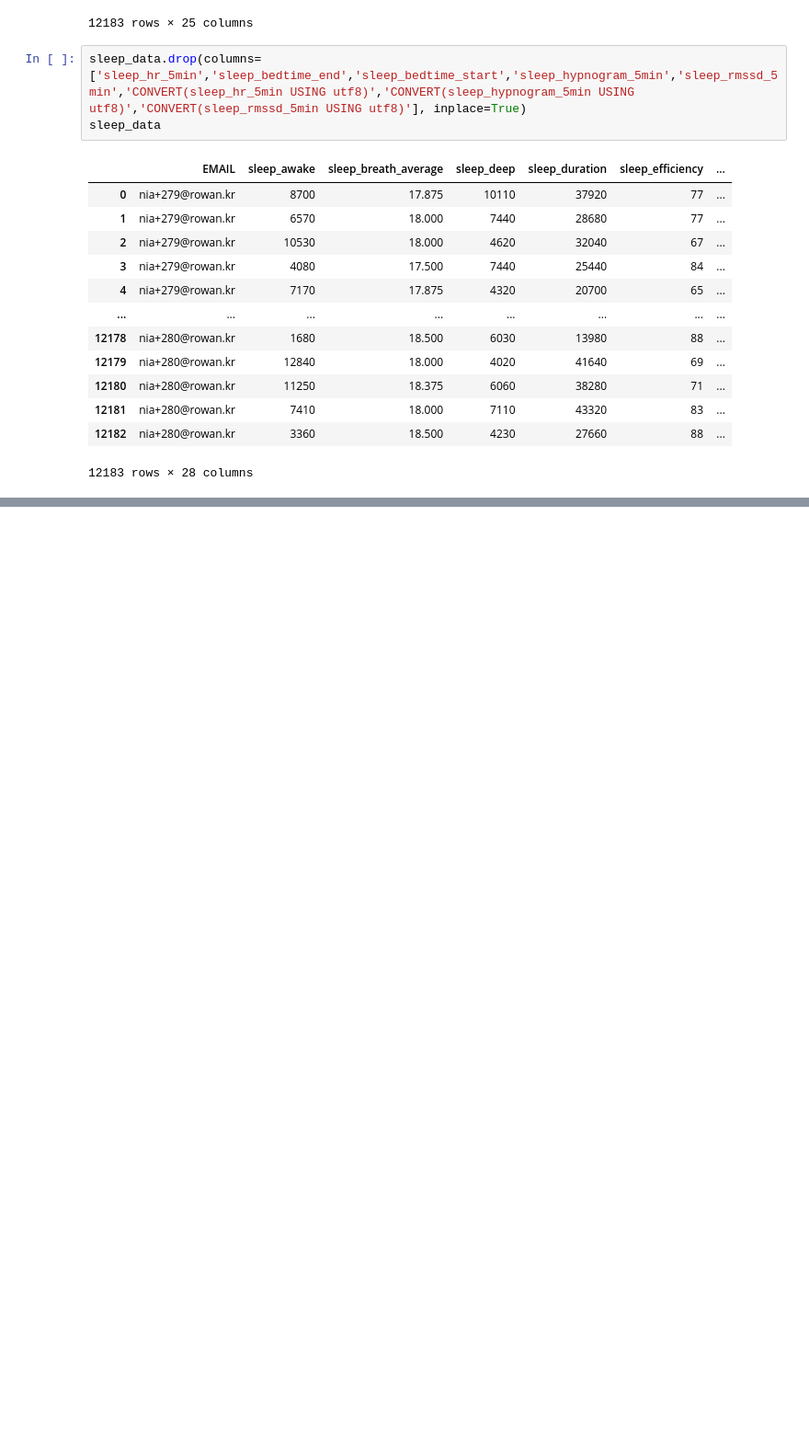
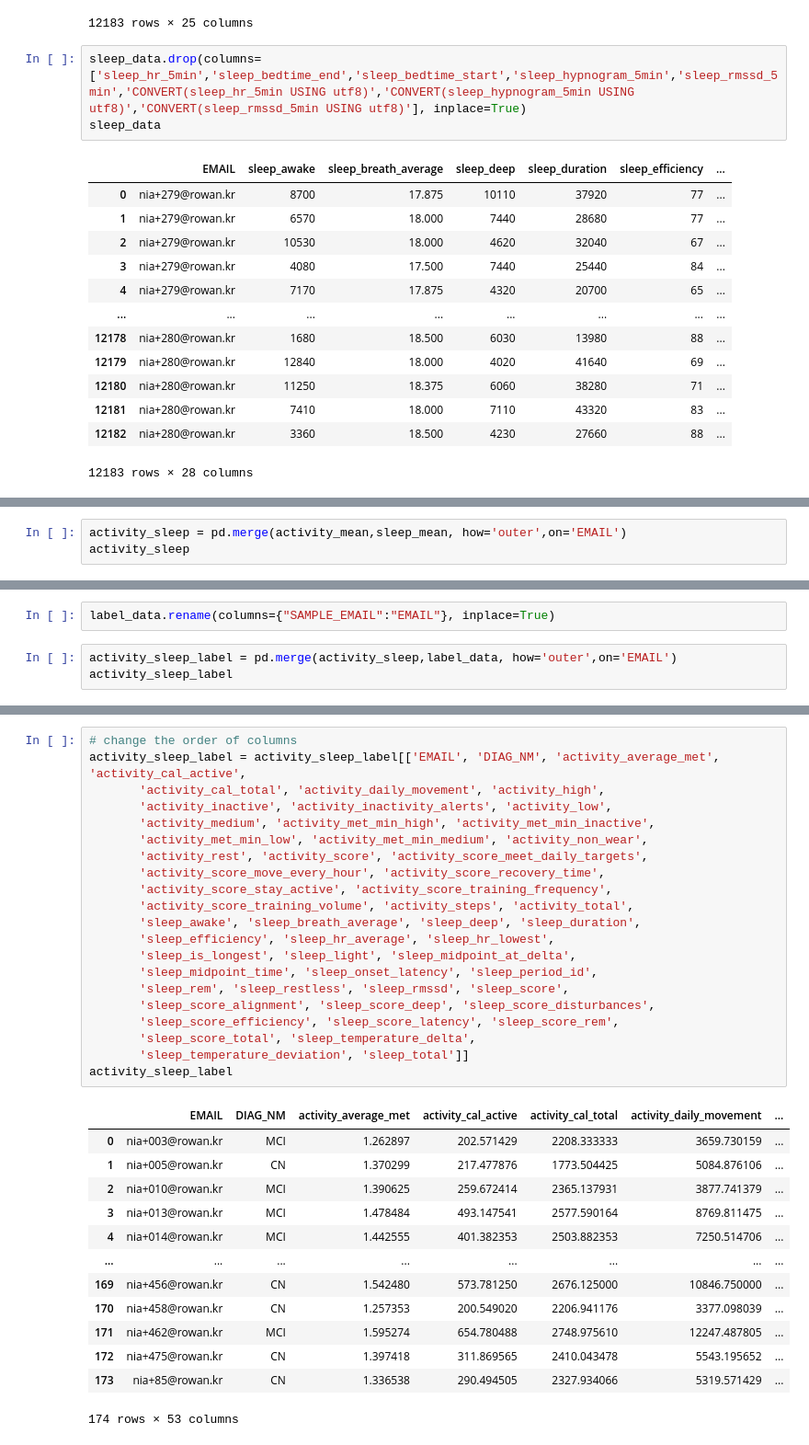
Before and after one commit to KyungTaek-Oh/Class, a Jupyter notebook: MachineLearning/modeling/project_preprocessing.ipynb, the cells around one changed output, grey strips where cells are left out. Shown at 92% size. Cells and saved outputs as stored; diff of their text form; blank space fills up the shorter version.

```diff
--- a/MachineLearning/modeling/project_preprocessing.ipynb
+++ b/MachineLearning/modeling/project_preprocessing.ipynb
@@ -202,0 +239,3 @@ sleep_data
+# %%
+activity_sleep = pd.merge(activity_mean,sleep_mean, how='outer',on='EMAIL')
+activity_sleep
@@ -202,0 +261,5 @@ sleep_data
+# %%
+label_data.rename(columns={"SAMPLE_EMAIL":"EMAIL"}, inplace=True)
+# %%
+activity_sleep_label = pd.merge(activity_sleep,label_data, how='outer',on='EMAIL')
+activity_sleep_label
@@ -202,0 +302,35 @@ sleep_data
+# %%
+# change the order of columns
+activity_sleep_label = activity_sleep_label[['EMAIL', 'DIAG_NM', 'activity_average_met', 'activity_cal_active',
+       'activity_cal_total', 'activity_daily_movement', 'activity_high',
+       'activity_inactive', 'activity_inactivity_alerts', 'activity_low',
+       'activity_medium', 'activity_met_min_high', 'activity_met_min_inactive',
+       'activity_met_min_low', 'activity_met_min_medium', 'activity_non_wear',
+       'activity_rest', 'activity_score', 'activity_score_meet_daily_targets',
+       'activity_score_move_every_hour', 'activity_score_recovery_time',
+       'activity_score_stay_active', 'activity_score_training_frequency',
+       'activity_score_training_volume', 'activity_steps', 'activity_total',
+       'sleep_awake', 'sleep_breath_average', 'sleep_deep', 'sleep_duration',
+       'sleep_efficiency', 'sleep_hr_average', 'sleep_hr_lowest',
+       'sleep_is_longest', 'sleep_light', 'sleep_midpoint_at_delta',
+       'sleep_midpoint_time', 'sleep_onset_latency', 'sleep_period_id',
+       'sleep_rem', 'sleep_restless', 'sleep_rmssd', 'sleep_score',
+       'sleep_score_alignment', 'sleep_score_deep', 'sleep_score_disturbances',
+       'sleep_score_efficiency', 'sleep_score_latency', 'sleep_score_rem',
+       'sleep_score_total', 'sleep_temperature_delta',
+       'sleep_temperature_deviation', 'sleep_total']]
+activity_sleep_label
+# %% [output]
+|  | EMAIL | DIAG_NM | activity_average_met | activity_cal_active | activity_cal_total | activity_daily_movement | ... |
+| 0 | nia+003@rowan.kr | MCI | 1.262897 | 202.571429 | 2208.333333 | 3659.730159 | ... |
+| 1 | nia+005@rowan.kr | CN | 1.370299 | 217.477876 | 1773.504425 | 5084.876106 | ... |
+| 2 | nia+010@rowan.kr | MCI | 1.390625 | 259.672414 | 2365.137931 | 3877.741379 | ... |
+| 3 | nia+013@rowan.kr | MCI | 1.478484 | 493.147541 | 2577.590164 | 8769.811475 | ... |
+| 4 | nia+014@rowan.kr | MCI | 1.442555 | 401.382353 | 2503.882353 | 7250.514706 | ... |
+| ... | ... | ... | ... | ... | ... | ... | ... |
+| 169 | nia+456@rowan.kr | CN | 1.542480 | 573.781250 | 2676.125000 | 10846.750000 | ... |
+| 170 | nia+458@rowan.kr | CN | 1.257353 | 200.549020 | 2206.941176 | 3377.098039 | ... |
+| 171 | nia+462@rowan.kr | MCI | 1.595274 | 654.780488 | 2748.975610 | 12247.487805 | ... |
+| 172 | nia+475@rowan.kr | CN | 1.397418 | 311.869565 | 2410.043478 | 5543.195652 | ... |
+| 173 | nia+85@rowan.kr | CN | 1.336538 | 290.494505 | 2327.934066 | 5319.571429 | ... |
+174 rows × 53 columns
```
Also changed, not shown: parts of 6 cells of this notebook.
